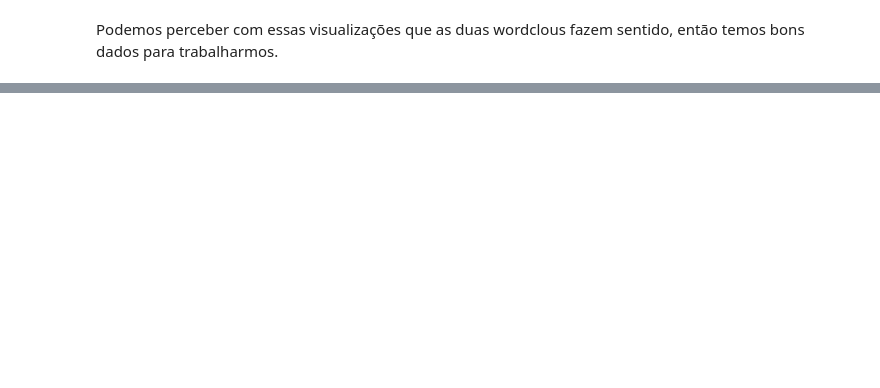
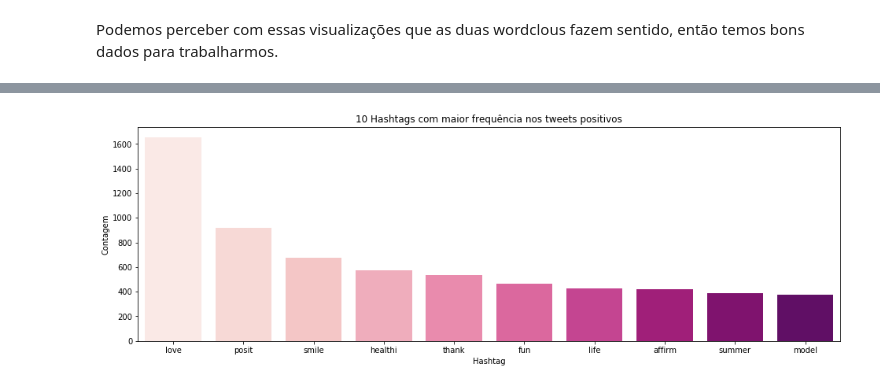
Before and after one commit to cassiasamp/secomp-2019, a Jupyter notebook: notebooks/Análise_Sentimento_tweets.ipynb, the cells around one changed output, grey strips where cells are left out. Saved outputs shown, nothing was run; the diff lists cells and outputs as text; code cells hidden in the pictures; blank space fills up the shorter version.

```diff
--- a/notebooks/Análise_Sentimento_tweets.ipynb
+++ b/notebooks/Análise_Sentimento_tweets.ipynb
@@ -375,0 +476,2 @@ Podemos perceber com essas visualizações que as duas wordclous fazem sentido,
+# %%
+frequencia_hts_complicados = nltk.FreqDist(hts_complicados)
@@ -375,0 +490,3 @@ Podemos perceber com essas visualizações que as duas wordclous fazem sentido,
+# %%
+dict_frequencias_reg = {'Hashtag': list(frequencia_hts_regulares.keys()),
+                  'Contagem': list(frequencia_hts_regulares.values())}
@@ -375,0 +495,2 @@ Podemos perceber com essas visualizações que as duas wordclous fazem sentido,
+# %%
+df_frequencia_hts_regulares = pd.DataFrame(dict_frequencias_reg)
@@ -375,0 +508,5 @@ Podemos perceber com essas visualizações que as duas wordclous fazem sentido,
+# %%
+dict_freq_compl = {'Hashtag': list(frequencia_hts_complicados.keys()),
+                  'Contagem': list(frequencia_hts_complicados.values())}
+df_frequencia_hts_complicados = pd.DataFrame(dict_freq_compl)
+df_frequencia_hts_complicados.head(5)
@@ -375,0 +524,15 @@ Podemos perceber com essas visualizações que as duas wordclous fazem sentido,
+# %%
+import seaborn as sns
+
+# selecionando as 10 hts com maior freq
+
+top_10_regulares = df_frequencia_hts_regulares.nlargest(columns="Contagem", n=10)
+top_10_complicados = df_frequencia_hts_complicados.nlargest(columns='Contagem', n=10)
+
+plt.figure(figsize=(16,5))
+plt.title('10 Hashtags com maior frequência nos tweets positivos')
+ax = sns.barplot(data=top_10_regulares, x="Hashtag", y ="Contagem", palette='RdPu')
+ax.set(ylabel='Contagem')
+plt.show()
+# %% [output]
+[figure, added]
```
Also changed, not shown: parts of 77 cells of this notebook, 2 other files.
